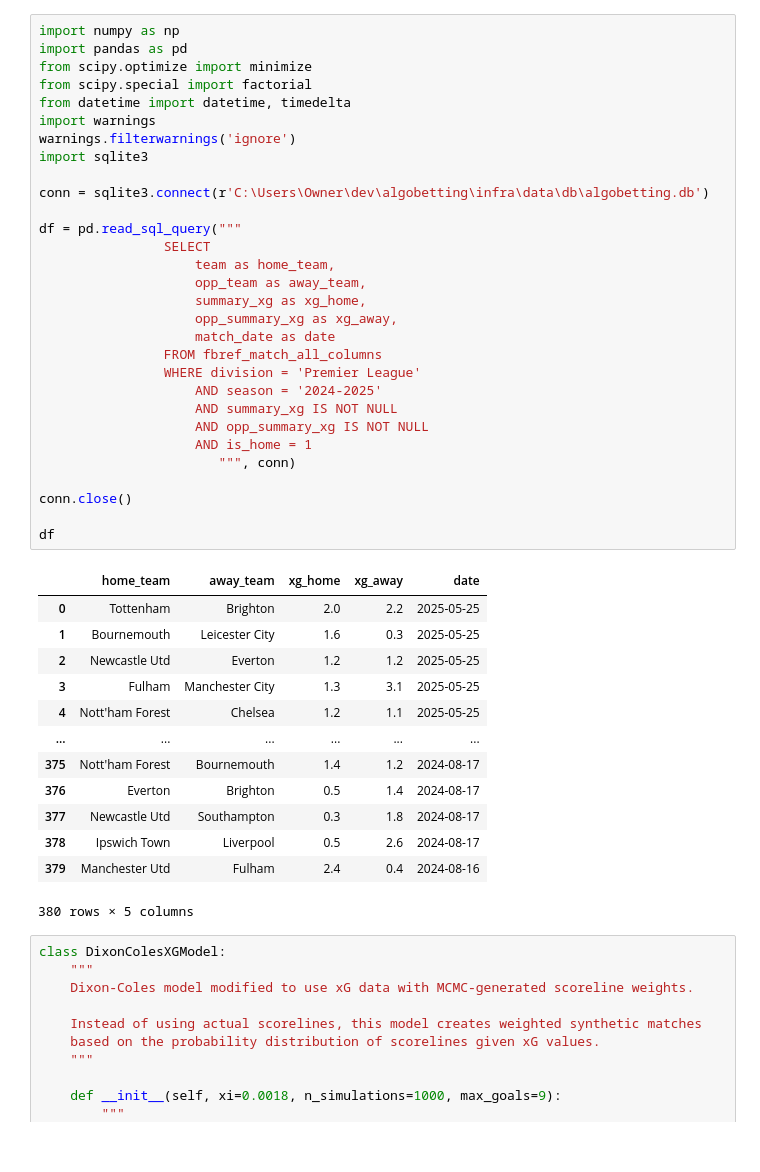
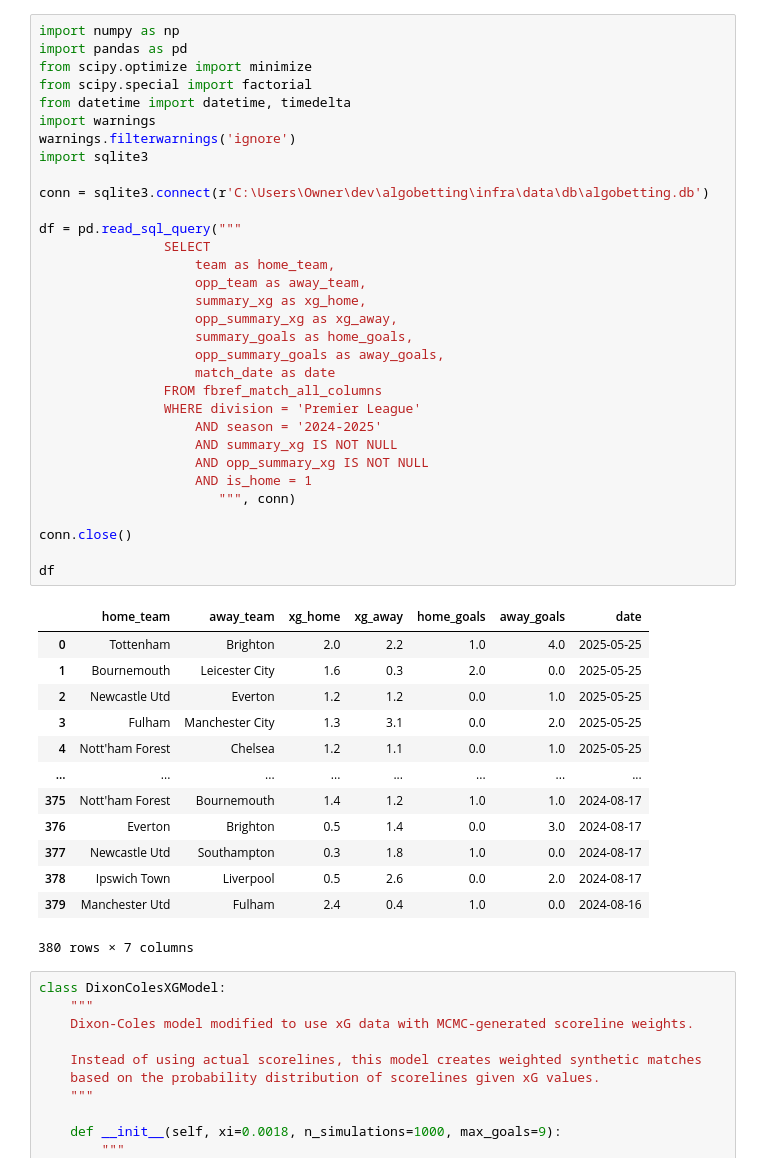
Before and after one commit to louis-porter/algobetting, a Jupyter notebook: algo/models/team_strength/dixon-coles/dixon_coles_xg_totals_resim.ipynb, the cells around one changed output. Cells and saved outputs as stored; diff of their text form.

```diff
--- a/algo/models/team_strength/dixon-coles/dixon_coles_xg_totals_resim.ipynb
+++ b/algo/models/team_strength/dixon-coles/dixon_coles_xg_totals_resim.ipynb
@@ -2,46 +2,48 @@
 import numpy as np
 import pandas as pd
 from scipy.optimize import minimize
 from scipy.special import factorial
 from datetime import datetime, timedelta
 import warnings
 warnings.filterwarnings('ignore')
 import sqlite3
 
 conn = sqlite3.connect(r'C:\Users\Owner\dev\algobetting\infra\data\db\algobetting.db')
 
 df = pd.read_sql_query("""
                 SELECT
                     team as home_team,
                     opp_team as away_team,
                     summary_xg as xg_home,
                     opp_summary_xg as xg_away,
+                    summary_goals as home_goals,
+                    opp_summary_goals as away_goals,
                     match_date as date
                 FROM fbref_match_all_columns
                 WHERE division = 'Premier League'
                     AND season = '2024-2025'
                     AND summary_xg IS NOT NULL
                     AND opp_summary_xg IS NOT NULL
                     AND is_home = 1
                        """, conn)
 
 conn.close()
 
 df
 # %% [output]
-|  | home_team | away_team | xg_home | xg_away | date |
-| 0 | Tottenham | Brighton | 2.0 | 2.2 | 2025-05-25 |
-| 1 | Bournemouth | Leicester City | 1.6 | 0.3 | 2025-05-25 |
-| 2 | Newcastle Utd | Everton | 1.2 | 1.2 | 2025-05-25 |
-| 3 | Fulham | Manchester City | 1.3 | 3.1 | 2025-05-25 |
-| 4 | Nott'ham Forest | Chelsea | 1.2 | 1.1 | 2025-05-25 |
-| ... | ... | ... | ... | ... | ... |
-| 375 | Nott'ham Forest | Bournemouth | 1.4 | 1.2 | 2024-08-17 |
-| 376 | Everton | Brighton | 0.5 | 1.4 | 2024-08-17 |
-| 377 | Newcastle Utd | Southampton | 0.3 | 1.8 | 2024-08-17 |
-| 378 | Ipswich Town | Liverpool | 0.5 | 2.6 | 2024-08-17 |
-| 379 | Manchester Utd | Fulham | 2.4 | 0.4 | 2024-08-16 |
+|  | home_team | away_team | xg_home | xg_away | home_goals | away_goals | date |
+| 0 | Tottenham | Brighton | 2.0 | 2.2 | 1.0 | 4.0 | 2025-05-25 |
+| 1 | Bournemouth | Leicester City | 1.6 | 0.3 | 2.0 | 0.0 | 2025-05-25 |
+| 2 | Newcastle Utd | Everton | 1.2 | 1.2 | 0.0 | 1.0 | 2025-05-25 |
+| 3 | Fulham | Manchester City | 1.3 | 3.1 | 0.0 | 2.0 | 2025-05-25 |
+| 4 | Nott'ham Forest | Chelsea | 1.2 | 1.1 | 0.0 | 1.0 | 2025-05-25 |
+| ... | ... | ... | ... | ... | ... | ... | ... |
+| 375 | Nott'ham Forest | Bournemouth | 1.4 | 1.2 | 1.0 | 1.0 | 2024-08-17 |
+| 376 | Everton | Brighton | 0.5 | 1.4 | 0.0 | 3.0 | 2024-08-17 |
+| 377 | Newcastle Utd | Southampton | 0.3 | 1.8 | 1.0 | 0.0 | 2024-08-17 |
+| 378 | Ipswich Town | Liverpool | 0.5 | 2.6 | 0.0 | 2.0 | 2024-08-17 |
+| 379 | Manchester Utd | Fulham | 2.4 | 0.4 | 1.0 | 0.0 | 2024-08-16 |
-380 rows × 5 columns
+380 rows × 7 columns
 # %%
 class DixonColesXGModel:
     """
```
Also changed, not shown: parts of 3 cells of this notebook, 2 other files.
